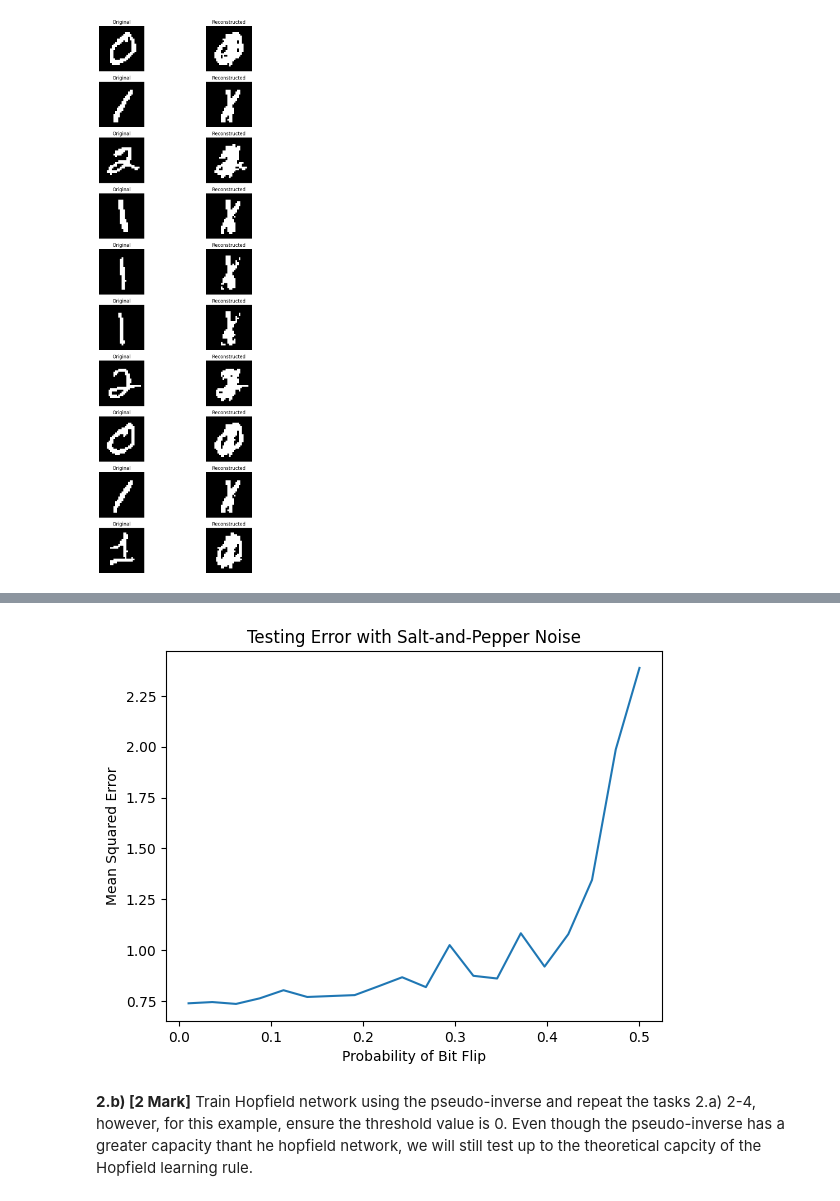
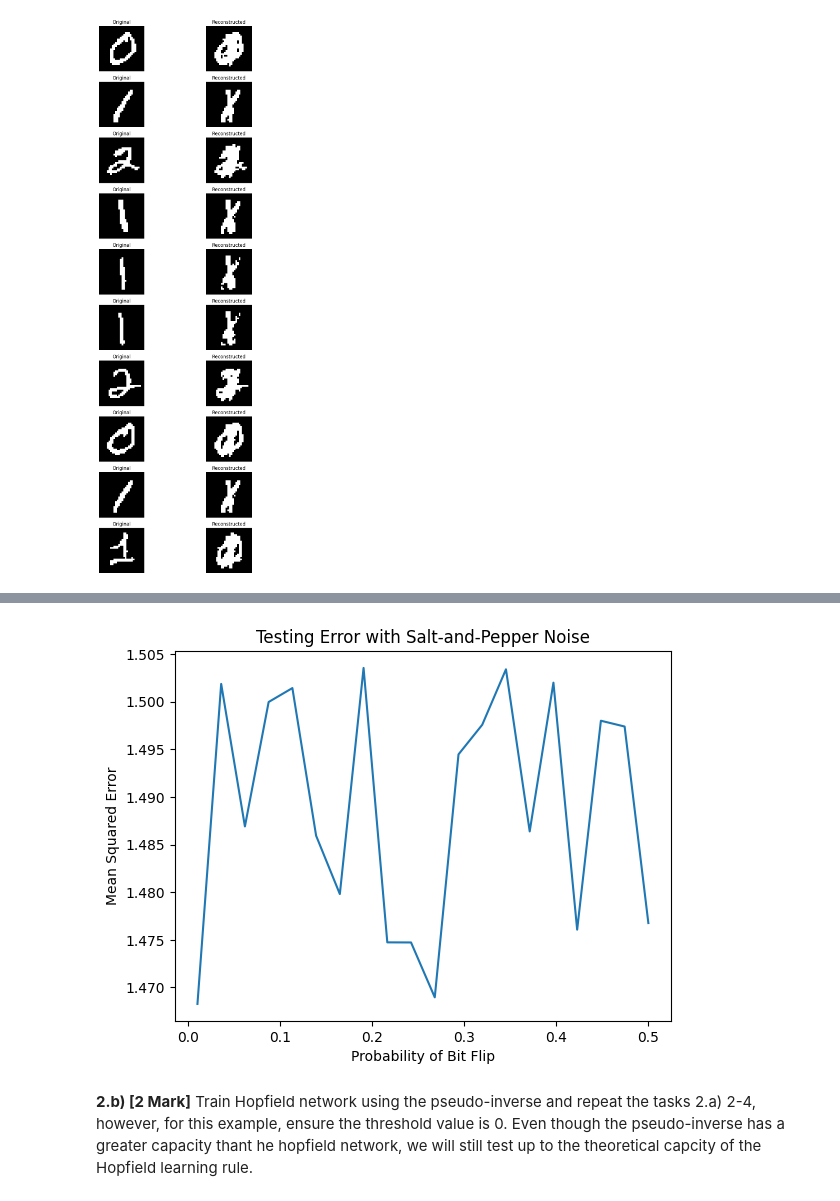
Before and after one commit to mr-nudo/neuronModels1, a Jupyter notebook: syde552_file_(3).ipynb, the cells around one changed output, grey strips where cells are left out. Drawn from its saved outputs; the diff is of its cells as text; code cells hidden in the pictures.

```diff
--- a/syde552_file_(3).ipynb
+++ b/syde552_file_(3).ipynb
@@ -333,7 +336,7 @@ plt.show()
 
 # 2.a.4 - Test salt-and-pepper noise.
 
-num_steps = 20  # Pick a value
+num_steps = 20
 prob_flip = torch.linspace(0.01, 0.5, num_steps)
 
 # Define corrupted images function
@@ -364,36 +367,39 @@ mses = []
 training_data = binary_img_tensor[:10]
 
 # Generate testing data
-testing_data = binary_img_tensor[10000:10010]  # Adjust range as per your requirement
+testing_data = binary_img_tensor[10000:10010]
 
 # Calculate weight matrix
 W = outer_product_hopfield_matrix(training_data)
 
 # Iterate over different noise levels
 for p_idx, p in enumerate(prob_flip):
     total_mse = 0
     # Iterate over testing images
     for test_image in testing_data:
         # Add salt-and-pepper noise
         noisy_image = corrupt(test_image, p)
         # Reconstruct the corrupted image
-        reconstructed_image = torch.sign(torch.matmul(W, noisy_image))
+        # reconstructed_image = torch.sign(torch.matmul(W, noisy_image))
+        random_indices = torch.randperm(binary_img_tensor.shape[0])[:C]
+        training_patterns = binary_img_tensor[random_indices]
+        reconstructed_image = evaluate_hopfield_network(W, training_patterns[p_idx].reshape(-1,1))[0]
         # Compute MSE between the reconstructed image and the original non-noisy image
         mse_value = mse(reconstructed_image, test_image)
         total_mse += mse_value.item()
     # Compute average MSE for the current noise level
     average_mse = total_mse / len(testing_data)
     mses.append(average_mse)
 
 # Plot results
 plt.figure()
 plt.plot(prob_flip, mses)
 plt.xlabel('Probability of Bit Flip')
 plt.ylabel('Mean Squared Error')
 plt.title('Testing Error with Salt-and-Pepper Noise')
 plt.show()
 # %% [output]
-[figure, old version]
+[figure, new version]
 # %% [markdown]
 **2.b) [2 Mark]** Train Hopfield network using the pseudo-inverse and repeat the tasks 2.a) 2-4, however, for this example, ensure the threshold value is 0.  Even though the pseudo-inverse has a greater capacity thant he hopfield network, we will still test up to the theoretical capcity of the Hopfield learning rule.
 # %%
```
Also changed, not shown: parts of 17 cells of this notebook.
